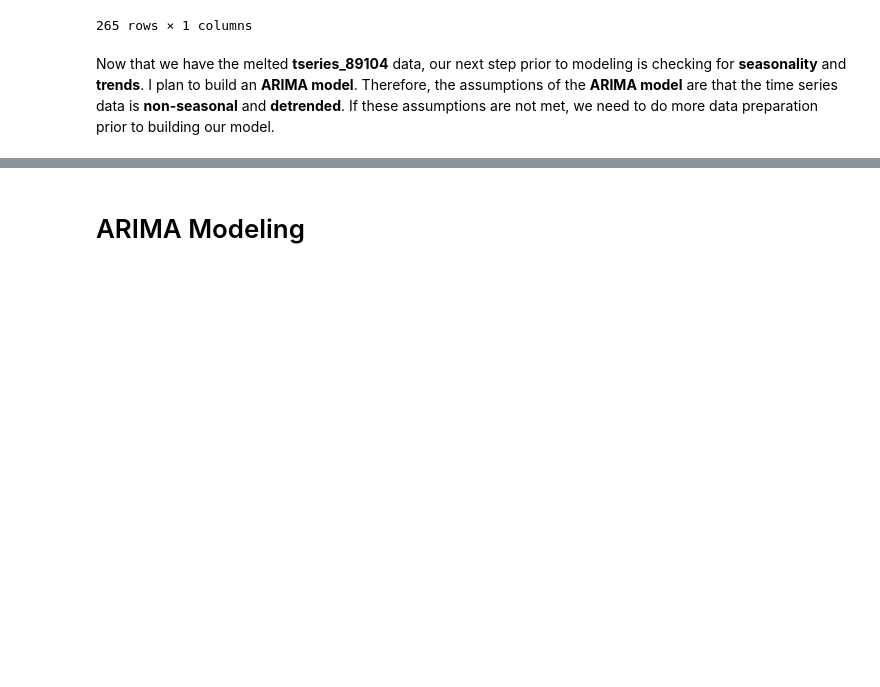
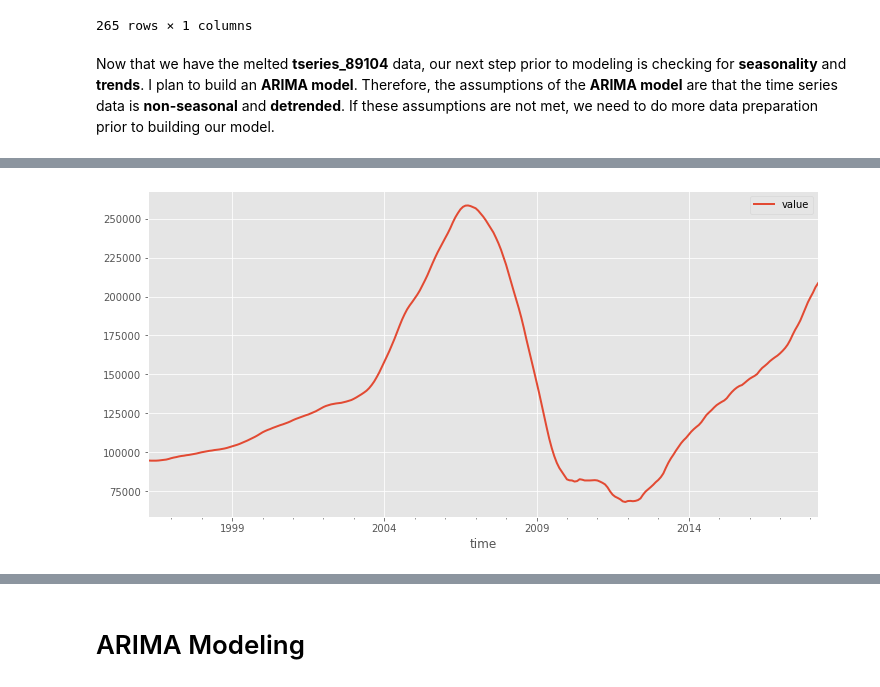
Before and after one commit to jbenedito99/Zipcode-Time-Series-Modeling, a Jupyter notebook: time-series/notebook.ipynb, the cells around one changed output, grey strips where cells are left out. Drawn from its saved outputs; the diff is of its cells as text; code cells hidden in the pictures; blank space fills up the shorter version.

```diff
--- a/time-series/notebook.ipynb
+++ b/time-series/notebook.ipynb
@@ -304,0 +304,5 @@ ARIMA assumes that the data is non-seasonal and detrended
+# %%
+# plotting tseries_89104 to visualize it
+tseries_89104.plot(figsize=(12,6), linewidth=2, fontsize=10);
+# %% [output]
+[figure, added]
```
Also changed, not shown: parts of 19 cells of this notebook.
